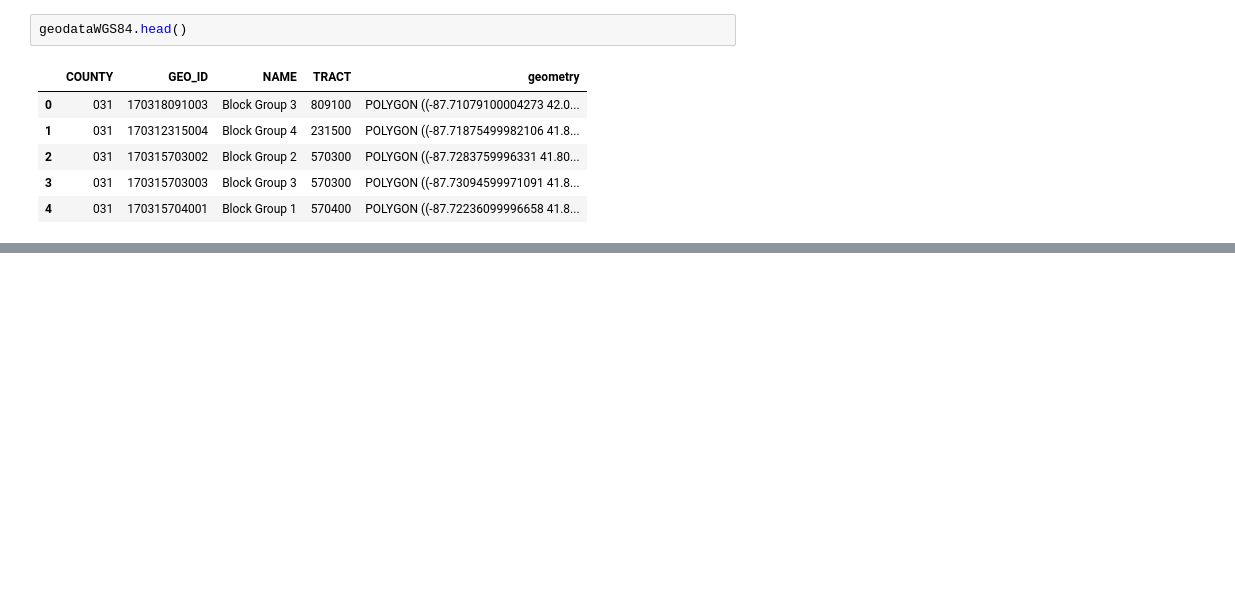
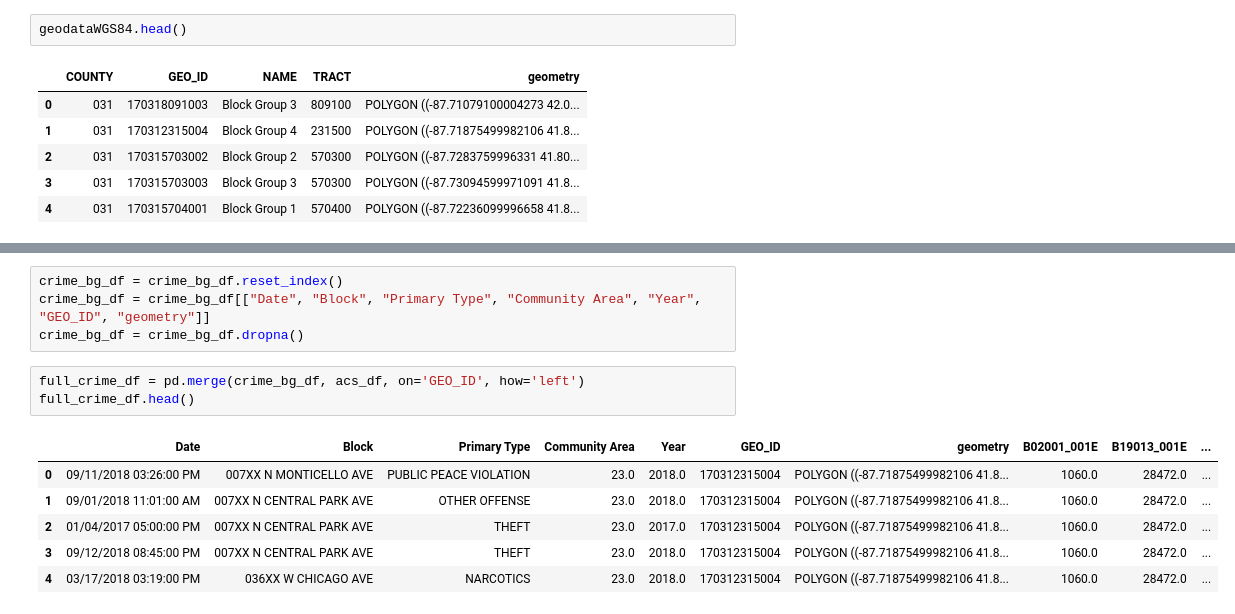
Before and after one commit to capp-machine-learning/chicago-crime-analysis, a Jupyter notebook: clean_ver.ipynb, the cells around one changed output, grey strips where cells are left out. Drawn from its saved outputs; the diff is of its cells as text; blank space fills up the shorter version.

```diff
--- a/clean_ver.ipynb
+++ b/clean_ver.ipynb
@@ -121,0 +101,14 @@ crime_bg_df.head(100)
+# %%
+crime_bg_df = crime_bg_df.reset_index()
+crime_bg_df = crime_bg_df[["Date", "Block", "Primary Type", "Community Area", "Year", "GEO_ID", "geometry"]]
+crime_bg_df = crime_bg_df.dropna()
+# %%
+full_crime_df = pd.merge(crime_bg_df, acs_df, on='GEO_ID', how='left')
+full_crime_df.head()
+# %% [output]
+|  | Date | Block | Primary Type | Community Area | Year | GEO_ID | geometry | B02001_001E | B19013_001E | ... |
+| 0 | 09/11/2018 03:26:00 PM | 007XX N MONTICELLO AVE | PUBLIC PEACE VIOLATION | 23.0 | 2018.0 | 170312315004 | POLYGON ((-87.71875499982106 41.8... | 1060.0 | 28472.0 | ... |
+| 1 | 09/01/2018 11:01:00 AM | 007XX N CENTRAL PARK AVE | OTHER OFFENSE | 23.0 | 2018.0 | 170312315004 | POLYGON ((-87.71875499982106 41.8... | 1060.0 | 28472.0 | ... |
+| 2 | 01/04/2017 05:00:00 PM | 007XX N CENTRAL PARK AVE | THEFT | 23.0 | 2017.0 | 170312315004 | POLYGON ((-87.71875499982106 41.8... | 1060.0 | 28472.0 | ... |
+| 3 | 09/12/2018 08:45:00 PM | 007XX N CENTRAL PARK AVE | THEFT | 23.0 | 2018.0 | 170312315004 | POLYGON ((-87.71875499982106 41.8... | 1060.0 | 28472.0 | ... |
+| 4 | 03/17/2018 03:19:00 PM | 036XX W CHICAGO AVE | NARCOTICS | 23.0 | 2018.0 | 170312315004 | POLYGON ((-87.71875499982106 41.8... | 1060.0 | 28472.0 | ... |
```
Also changed, not shown: parts of 8 cells of this notebook.
